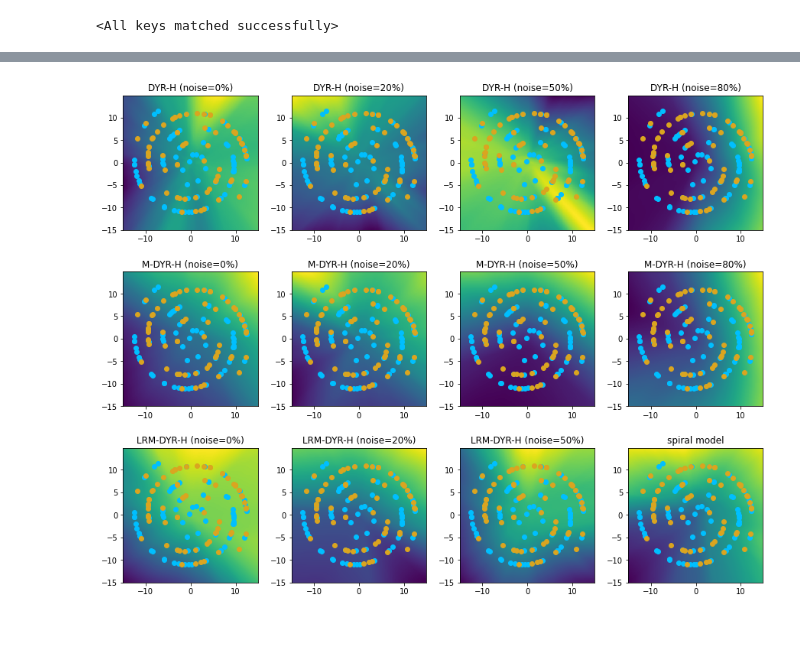
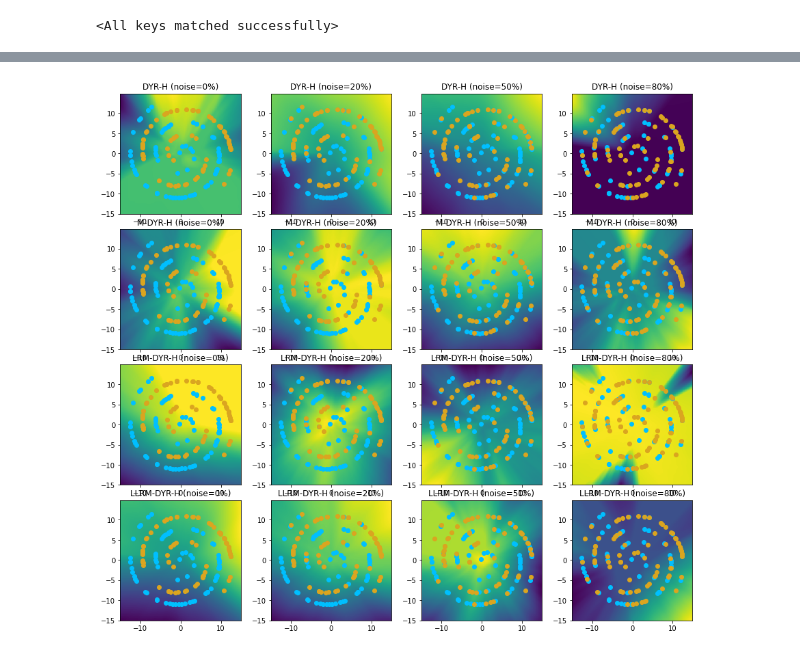
Before and after one commit to masonwang025/latent-mixup-LNL-analysis, a Jupyter notebook: spiral_demo.ipynb, the cells around one changed output, grey strips where cells are left out. Drawn from its saved outputs; the diff is of its cells as text; code cells hidden in the pictures; blank space fills up the shorter version.

Commit message:
fix spiral demo plotting

```diff
--- a/spiral_demo.ipynb
+++ b/spiral_demo.ipynb
@@ -75,15 +75,33 @@ def demo_all_spiral(noise_levels, model_names, save_fig=False, save_fig_final=Fa
             # axs[r, c].set_xticklabels([])
             # axs[r, c].set_yticklabels([])
 
+            # get model
             model_state_dict_path = os.path.join('noise_models', 'spiral_{0}'.format(model_name), str(noise_level) + '.0', 'best.pth')
             model_state_dict = torch.load(model_state_dict_path)
             model = models.SpiralModel()
             model.load_state_dict(model_state_dict)
 
+            # get data
+            trainset, trainset_track, _ = get_spiral_datasets("datasets")
+            train_loader = torch.utils.data.DataLoader(
+                trainset, batch_size=len(trainset), shuffle=True, num_workers=1, pin_memory=True)
+            train_loader_track = torch.utils.data.DataLoader(
+                trainset_track, batch_size=len(trainset), shuffle=False, num_workers=1, pin_memory=True)
+
+            # inject noise
+            labels = get_data_dataset_2(train_loader_track)
+
+            noisy_labels = add_noise_dataset_w(
+                train_loader, noise_level, 2)
+            noisy_labels_track = add_noise_dataset_w(
+                train_loader_track, noise_level, 2)
+
+            x_train, y_train = next(iter(train_loader))
+
             visualizer.plot_spiral_model_confidence(
                 model, x_train, y_train, ax=axs[r, c])
 
-    plt.subplots_adjust(wspace=0.25, hspace=-0.35)
+    # plt.subplots_adjust(wspace=0.25, hspace=-0.1)
 
     if save_fig_final:
         plt.savefig(os.path.join('results', 'spiral_demo.pdf'))
@@ -93,7 +111,7 @@ def demo_all_spiral(noise_levels, model_names, save_fig=False, save_fig_final=Fa
     plt.show()
 # %%
 noise_levels = [0, 20, 50, 80]
-model_names = ["DYR-H", "M-DYR-H", "LRM-DYR-H"] # LLRM-DYR-H
+model_names = ["DYR-H", "M-DYR-H", "LRM-DYR-H", "LLRM-DYR-H"]
 demo_all_spiral(noise_levels, model_names)
 # %% [output]
-[figure, old version]
+[figure, new version]
```
Also changed, not shown: parts of 3 cells of this notebook, 3 other files.
